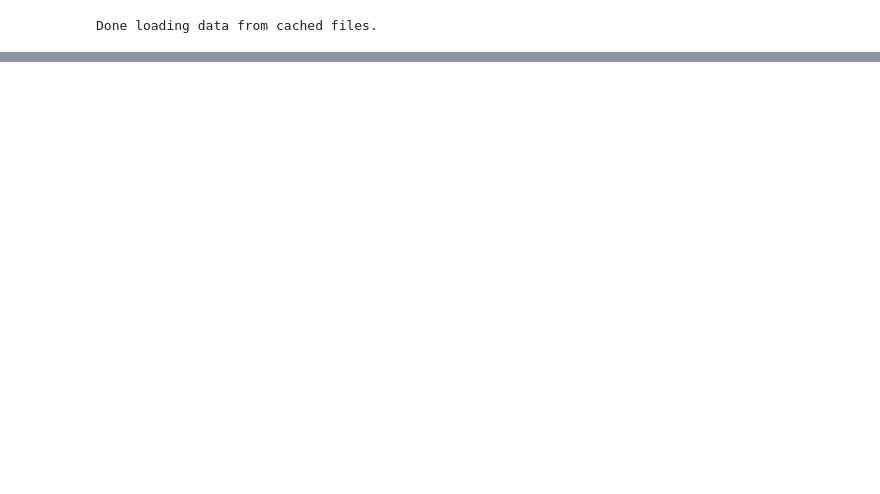
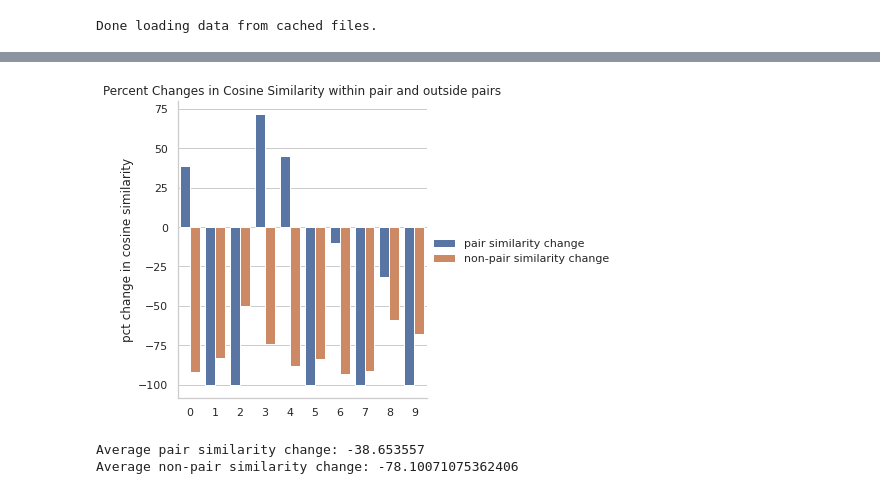
Before and after one commit to tanyanaheta/capstone-mmkg, a Jupyter notebook: notebooks/train_graphsage_explore.ipynb, the cells around one changed output, grey strips where cells are left out. Saved outputs shown, nothing was run; the diff lists cells and outputs as text; code cells hidden in the pictures; blank space fills up the shorter version.

```diff
--- a/notebooks/train_graphsage_explore.ipynb
+++ b/notebooks/train_graphsage_explore.ipynb
@@ -222,0 +524,28 @@ tensor([     0,      1,      2,  ..., 122993, 122994, 122995])
+# %%
+# For 10 samples, get pct change in pairwise cosine similarity for true src-dst pairs and negative pairs
+
+import pandas as pd
+from sklearn import metrics
+
+cos_similarities = pd.DataFrame()
+
+pre_sims = metrics.pairwise.cosine_similarity(sample_src_embeds_pre.cpu().detach().numpy(), sample_dst_embeds_pre.cpu().detach().numpy())
+post_sims = metrics.pairwise.cosine_similarity(sample_src_embeds_post.cpu().detach().numpy(), sample_dst_embeds_post.cpu().detach().numpy())
+
+for i in range(pre_sims.shape[0]):
+    src_dst_sim_pre = pre_sims[i,i]
+    non_pair_sims_pre = np.sum(np.concatenate((pre_sims[i,:i],pre_sims[i,i+1:]))) / (len(pre_sims[i])-1)
+
+    src_dst_sim_post = post_sims[i,i]
+    non_pair_sims_pos = np.sum(np.concatenate((post_sims[i,:i],post_sims[i,i+1:]))) / (len(post_sims[i])-1)
+
+    cos_similarities = pd.concat([cos_similarities, pd.DataFrame([{'pair_id': i,
+                                                                   'src_dst_sim_CLIP': src_dst_sim_pre,
+                                                                   'non_pair_sim_CLIP': non_pair_sims_pre,
+                                                                   'src_dst_sim_SAGE': src_dst_sim_post,
+                                                                   'non_pair_sim_SAGE': non_pair_sims_pos}])])
+cos_similarities.reset_index(inplace=True, drop=True)
+cos_similarities['pair similarity change'] = (cos_similarities['src_dst_sim_SAGE'] - cos_similarities['src_dst_sim_CLIP']) / cos_similarities['src_dst_sim_CLIP'] * 100
+cos_similarities['non-pair similarity change'] = (cos_similarities['non_pair_sim_SAGE'] - cos_similarities['non_pair_sim_CLIP']) / cos_similarities['non_pair_sim_CLIP'] * 100
+
+cos_similarities
@@ -222,0 +584,18 @@ tensor([     0,      1,      2,  ..., 122993, 122994, 122995])
+# %%
+import seaborn as sns
+sns.set_theme(style='whitegrid')
+cos_similarities_tp = pd.melt(cos_similarities, id_vars='pair_id', value_vars=['pair similarity change', 'non-pair similarity change'])
+
+g = sns.catplot(data=cos_similarities_tp, kind='bar', x='pair_id', y='value', hue='variable', errorbar='sd')
+
+g.set_axis_labels('', 'pct change in cosine similarity')
+g.legend.set_title('')
+plt.title('Percent Changes in Cosine Similarity within pair and outside pairs')
+plt.show()
+
+print('Average pair similarity change:', cos_similarities['pair similarity change'].mean())
+print('Average non-pair similarity change:', cos_similarities['non-pair similarity change'].mean())
+# %% [output]
+[figure, added]
+Average pair similarity change: -38.653557
+Average non-pair similarity change: -78.10071075362406
```
Also changed, not shown: parts of 28 cells of this notebook, 7 other files.
